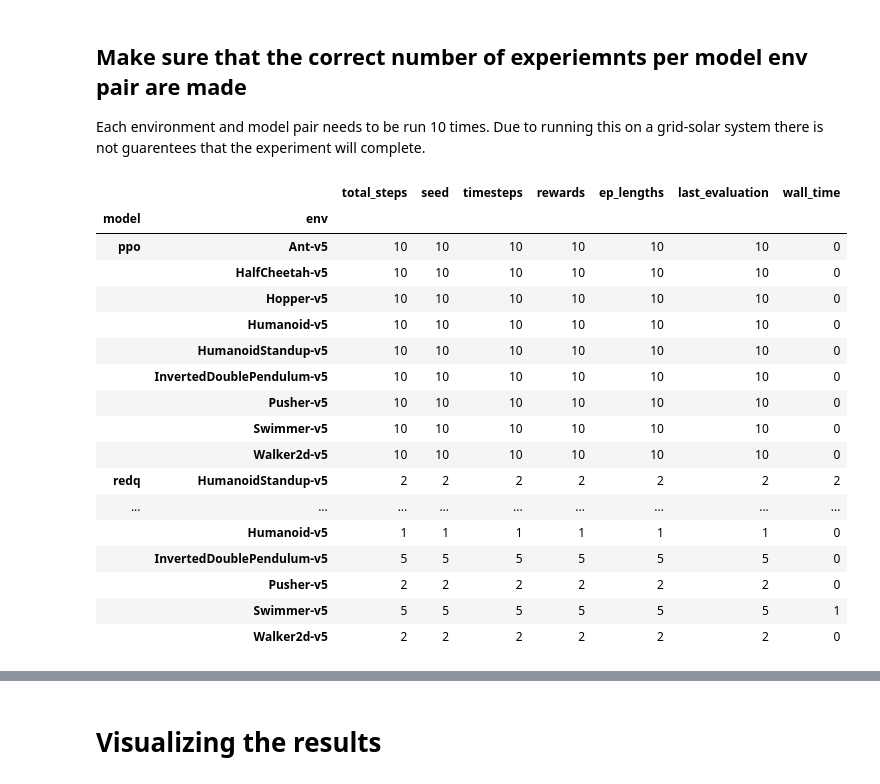
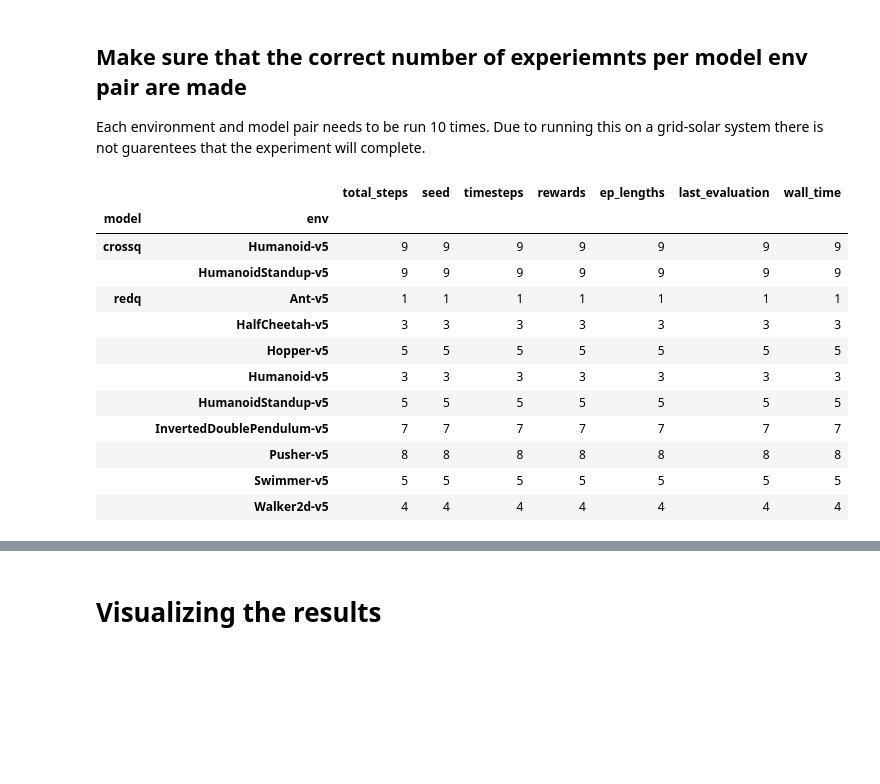
Before and after one commit to 1jamesthompson1/AIML440_code, a Jupyter notebook: running_baseline_experiments/results.ipynb, the cells around one changed output, grey strips where cells are left out. Cells and saved outputs as stored; diff of their text form; code cells hidden in the pictures; blank space fills up the shorter version.

```diff
--- a/running_baseline_experiments/results.ipynb
+++ b/running_baseline_experiments/results.ipynb
@@ -38,23 +39,27 @@ sota_algos = [
     "4677441_tqc_3mil_test", # 3 million time steps using authors original pytorch code and hyperparameters
     "4677444_redq_1mil", # 1 milliion timesteps using authors original pytorch code and hyperparameters
     "4678117_redq_1mil_second_attempt", # Rerunning and GRID engine dropped all the jobs
-    "4678116_tqc_3mil_second_attempt" # Rerunning most as the GRID engines had problems with the jobs. A task id mapper was needed as seen below.
+    "4678116_tqc_3mil_second_attempt", # Rerunning most as the GRID engines had problems with the jobs. A task id mapper was needed as seen below.
+    "4678133_CrossQ_1mil", # 1 million timesteps using SBX implementation of CrossQ with paper hyperparameters
 ]
 
 # The task id is used by the grid engine to run mulitple jobs each with a different experiemnt e.g envs and logs etc.
 # Sometime when expriments  fails they need to be rerun but only a somewhat random subset. So a mapper is made to take the given task id (goes from 1 to n) and map it to the task id of the failed experiment.
 task_id_mapper = {
-    sota_algos[3]:  [
-        6, 7, 8, 10, 11, 12, 14, 16, 17, 18, 19, 20, 21, 22, 23, 24, 25, 26, 27, 28, 29,
-        31, 33, 34, 35, 40, 41, 42, 43, 44, 45, 46, 47, 48, 49, 50, 51, 53, 54, 57, 58,
-        59, 60, 62, 64, 65, 66, 67, 68, 69, 75, 76, 77, 78, 79, 80, 81, 82, 83, 84, 85,
-        88, 89
-    ]
+    # sota_algos[3]:  [
+    #     6, 7, 8, 10, 11, 12, 14, 16, 17, 18, 19, 20, 21, 22, 23, 24, 25, 26, 27, 28, 29,
+    #     31, 33, 34, 35, 40, 41, 42, 43, 44, 45, 46, 47, 48, 49, 50, 51, 53, 54, 57, 58,
+    #     59, 60, 62, 64, 65, 66, 67, 68, 69, 75, 76, 77, 78, 79, 80, 81, 82, 83, 84, 85,
+    #     88, 89
+    # ]
 }
 
 grid_output_dir = "/home/thompsjame1/grid-output"
+raapoi_output_dir = "/home/thompsjame1/raapoi-output"
 results_dirs = [
     os.path.join(grid_output_dir, d) for d in trad_algos + sota_algos
+] + [
+    os.path.join(raapoi_output_dir, d) for d in os.listdir(raapoi_output_dir)
 ]
 
 results_dirs
@@ -81,6 +93,8 @@ def convert_combo_to_number(model, env, seed, total_steps=None, mapper=None):
         "ppo",
         "sac",
         "td3",
+        "crossq",
+        "droq",
     ]
 
     envs = [
@@ -110,6 +124,7 @@ def get_experiment_details(eval_path):
     Assuming the evaluation file is in the format:
     <model>_<env>_<total_steps>_<seed>.npz
     """
+    print(f"Getting details from {eval_path}")
     eval_name = eval_path.split('/')[-1]
     model = eval_name.split('_')[0]
     env = eval_name.split('_')[1]
@@ -119,7 +134,7 @@ def get_experiment_details(eval_path):
     return {
         "model": model,
         "env": env,
-        "total_steps": steps,
+        "total_steps": int(float(steps)),
         "seed": seed
     }
 
@@ -127,6 +142,7 @@ def get_details(results_dir):
     """
     Take a results direcrtory and get all the experiment details from it.
     """
+    print(f"Getting details from {results_dir}")
     evaluation_files = [os.path.join(results_dir, "training_evaluations", f) for f in os.listdir(os.path.join(results_dir, "training_evaluations"))]
 
     experiment_details = list(map(get_experiment_details, evaluation_files))
@@ -245,7 +260,7 @@ duplicates = duplicates.drop_duplicates(subset=['model', 'env', 'seed'], keep='f
 duplicates
 
 # Drop duplicates from the original dataframe
-df = df.sort_values('total_steps', ascending=False).drop_duplicates(subset=['model', 'env', 'seed'], keep='first')
+df = df.sort_values('last_evaluation', ascending=False).drop_duplicates(subset=['model', 'env', 'seed'], keep='first')
 # Reseort by index
 df = df.sort_index()
 df
@@ -272,7 +287,7 @@ I would like to validate two things abotu the results.
 2. That the correct number of runs and seeds have been run
 # %%
 ## Check to see if the amount of runs matches the expected time steps.
-df_removed_uncompleted = df[df['total_steps'].astype(int) <= df['last_evaluation']]
+df_removed_uncompleted = df[1_000_000 <= df['last_evaluation']]
 
 df_removed_uncompleted
 # %% [output]
@@ -295,26 +310,22 @@ df_removed_uncompleted
 Each environment and model pair needs to be run 10 times. Due to running this on a grid-solar system there is not guarentees that the experiment will complete.
 # %%
 # Count number of seeds per model and env
-df_removed_uncompleted.groupby(['model', 'env']).count()
+counts_per_group = df_removed_uncompleted.groupby(['model', 'env']).count()
+counts_per_group[counts_per_group['seed'] < 10]
 # %% [output]
 |  |  | total_steps | seed | timesteps | rewards | ep_lengths | last_evaluation | wall_time |
 | model | env |  |  |  |  |  |  |  |
-| ppo | Ant-v5 | 10 | 10 | 10 | 10 | 10 | 10 | 0 |
-|  | HalfCheetah-v5 | 10 | 10 | 10 | 10 | 10 | 10 | 0 |
-|  | Hopper-v5 | 10 | 10 | 10 | 10 | 10 | 10 | 0 |
-|  | Humanoid-v5 | 10 | 10 | 10 | 10 | 10 | 10 | 0 |
-|  | HumanoidStandup-v5 | 10 | 10 | 10 | 10 | 10 | 10 | 0 |
-|  | InvertedDoublePendulum-v5 | 10 | 10 | 10 | 10 | 10 | 10 | 0 |
-|  | Pusher-v5 | 10 | 10 | 10 | 10 | 10 | 10 | 0 |
-|  | Swimmer-v5 | 10 | 10 | 10 | 10 | 10 | 10 | 0 |
-|  | Walker2d-v5 | 10 | 10 | 10 | 10 | 10 | 10 | 0 |
-| redq | HumanoidStandup-v5 | 2 | 2 | 2 | 2 | 2 | 2 | 2 |
-| ... | ... | ... | ... | ... | ... | ... | ... | ... |
-|  | Humanoid-v5 | 1 | 1 | 1 | 1 | 1 | 1 | 0 |
-|  | InvertedDoublePendulum-v5 | 5 | 5 | 5 | 5 | 5 | 5 | 0 |
-|  | Pusher-v5 | 2 | 2 | 2 | 2 | 2 | 2 | 0 |
-|  | Swimmer-v5 | 5 | 5 | 5 | 5 | 5 | 5 | 1 |
-|  | Walker2d-v5 | 2 | 2 | 2 | 2 | 2 | 2 | 0 |
+| crossq | Humanoid-v5 | 9 | 9 | 9 | 9 | 9 | 9 | 9 |
+|  | HumanoidStandup-v5 | 9 | 9 | 9 | 9 | 9 | 9 | 9 |
+| redq | Ant-v5 | 1 | 1 | 1 | 1 | 1 | 1 | 1 |
+|  | HalfCheetah-v5 | 3 | 3 | 3 | 3 | 3 | 3 | 3 |
+|  | Hopper-v5 | 5 | 5 | 5 | 5 | 5 | 5 | 5 |
+|  | Humanoid-v5 | 3 | 3 | 3 | 3 | 3 | 3 | 3 |
+|  | HumanoidStandup-v5 | 5 | 5 | 5 | 5 | 5 | 5 | 5 |
+|  | InvertedDoublePendulum-v5 | 7 | 7 | 7 | 7 | 7 | 7 | 7 |
+|  | Pusher-v5 | 8 | 8 | 8 | 8 | 8 | 8 | 8 |
+|  | Swimmer-v5 | 5 | 5 | 5 | 5 | 5 | 5 | 5 |
+|  | Walker2d-v5 | 4 | 4 | 4 | 4 | 4 | 4 | 4 |
 # %%
 def get_missing_runs(df):
     """
```
Also changed, not shown: parts of 24 cells of this notebook.
